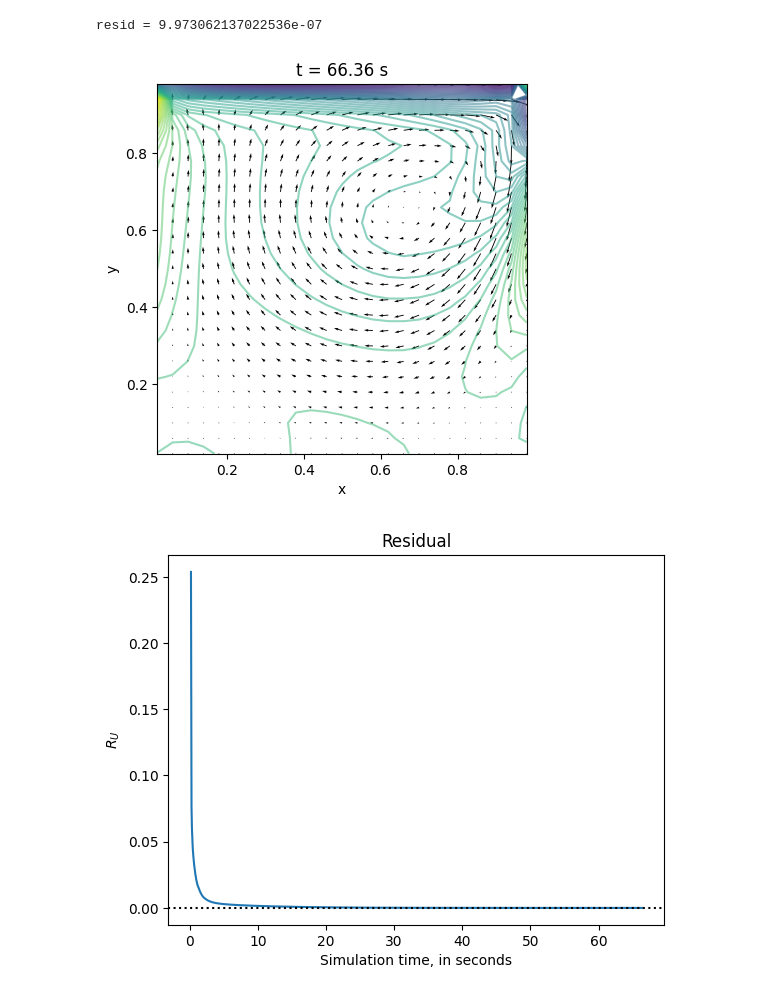
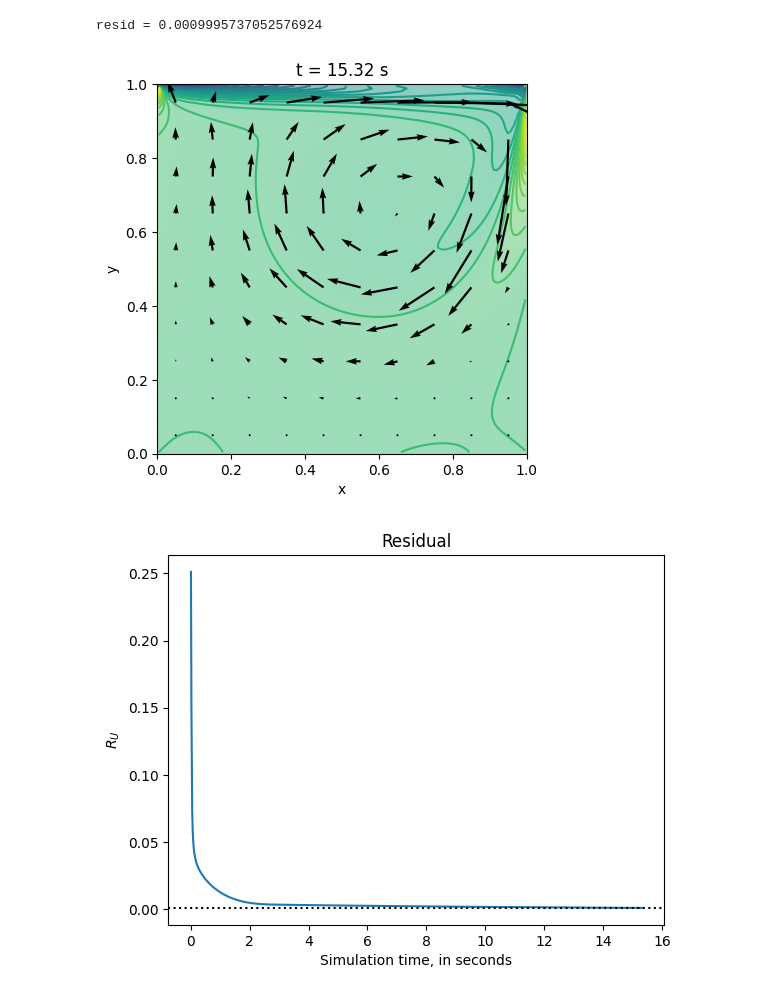
Before and after one commit to mmdski/nsfdpy, a Jupyter notebook: notebooks/cavity.ipynb, the cells around one changed output. Cells and saved outputs as stored; diff of their text form; code cells hidden in the pictures.

Commit message:
fix bug in bcond, rename field, res() to resid(), add shape kwarg ot quiver

```diff
--- a/notebooks/cavity.ipynb
+++ b/notebooks/cavity.ipynb
@@ -21,7 +21,7 @@ u2 = VectorField(u1)
 p = ScalarField(grid, nsfd_config.initial_cond().p())
 resid = []
 t = [0]
-u_eps = 1e-6
+u_eps = 1e-3
 
 grid_plot = StaggeredGridPlot(grid)
 s_plot = ScalarFieldPlot(grid)
@@ -35,36 +35,37 @@ comp_ts = CompTimeStep(nsfd_config.geometry(),
 # %%
 for n in range(10000):
 
     delt, (n_it, norm) = comp_ts(u2, p)
 
     if norm > nsfd_config.solver().eps:
         warnings.warn("Computed pressure norm is greater than eps", RuntimeWarning)
 
-    resid.append(u2.res(u1))
+    resid.append(u2.resid(u1))
     u1.copy(u2)
     t.append(t[-1] + delt)
 
     if resid[-1] < u_eps:
         break
 
 print(f"resid = {resid[-1]}")
 
 curl_u = Curl(grid, u2)
 vorticity = ScalarField(grid)
 for i in range(1, grid.imax + 1):
     for j in range(1, grid.jmax + 1):
         vorticity[i,j] = curl_u(i,j)
 
 fig, ax = plt.subplots()
-s_plot.contour(vorticity, ax=ax, levels=50, alpha=0.5)
-vec_plot.quiver(u2, ax=ax)
+s_plot.pcolormesh(vorticity, ax=ax, alpha=0.5)
+s_plot.contour(vorticity, ax=ax, levels=50)
+vec_plot.quiver(u2, shape=(10, 10), ax=ax, zorder=2)
 ax.set_aspect("equal", "box")
 ax.set_xlabel("x")
 ax.set_ylabel("y")
 _ = ax.set_title(f"t = {t[-1]:.2f} s")
 # %% [output]
-resid = 9.973062137022536e-07
+resid = 0.0009995737052576924
-[figure, old version]
+[figure, new version]
 # %%
 plt.plot(t[1:], resid)
 plt.axhline(u_eps, color="k", linestyle=":")
@@ -72,4 +73,4 @@ plt.xlabel("Simulation time, in seconds")
 plt.ylabel("$R_{U}$")
 _ = plt.title("Residual")
 # %% [output]
-[figure, old version]
+[figure, new version]
```
Also changed, not shown: parts of 2 cells of this notebook, 6 other files.
